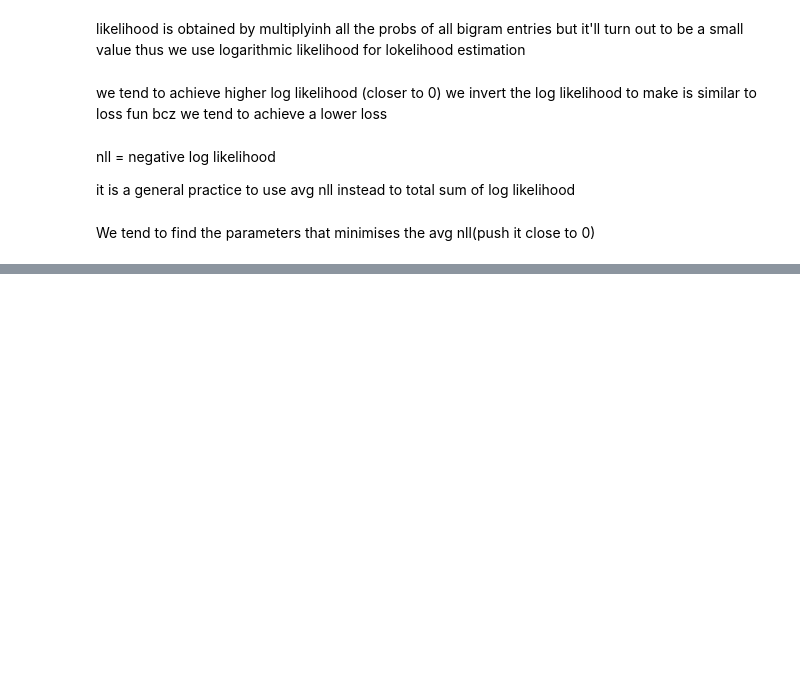
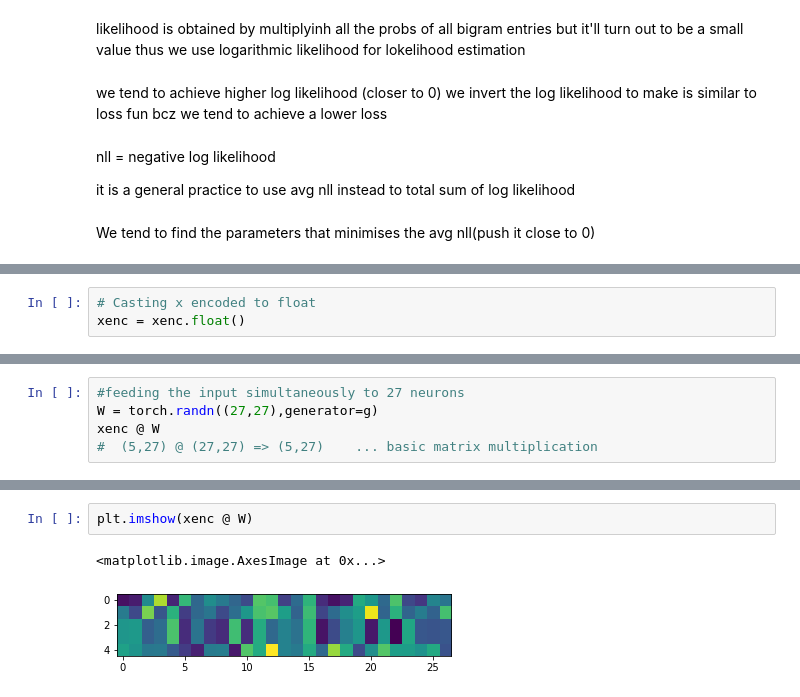
Before and after one commit to Mp-Pro/neural-networks, a Jupyter notebook: makemore/makemore.ipynb, the cells around one changed output, grey strips where cells are left out. Drawn from its saved outputs; the diff is of its cells as text; blank space fills up the shorter version.

```diff
--- a/makemore/makemore.ipynb
+++ b/makemore/makemore.ipynb
@@ -290,0 +340,3 @@ We tend to find the parameters that minimises the avg nll(push it close to 0)
+# %%
+# Casting x encoded to float
+xenc = xenc.float()
@@ -290,0 +365,5 @@ We tend to find the parameters that minimises the avg nll(push it close to 0)
+# %%
+#feeding the input simultaneously to 27 neurons
+W = torch.randn((27,27),generator=g)
+xenc @ W
+#  (5,27) @ (27,27) => (5,27)    ... basic matrix multiplication
@@ -290,0 +388,5 @@ We tend to find the parameters that minimises the avg nll(push it close to 0)
+# %%
+plt.imshow(xenc @ W)
+# %% [output]
+<matplotlib.image.AxesImage at 0x...>
+[figure, added]
```
Also changed, not shown: parts of 26 cells of this notebook.
